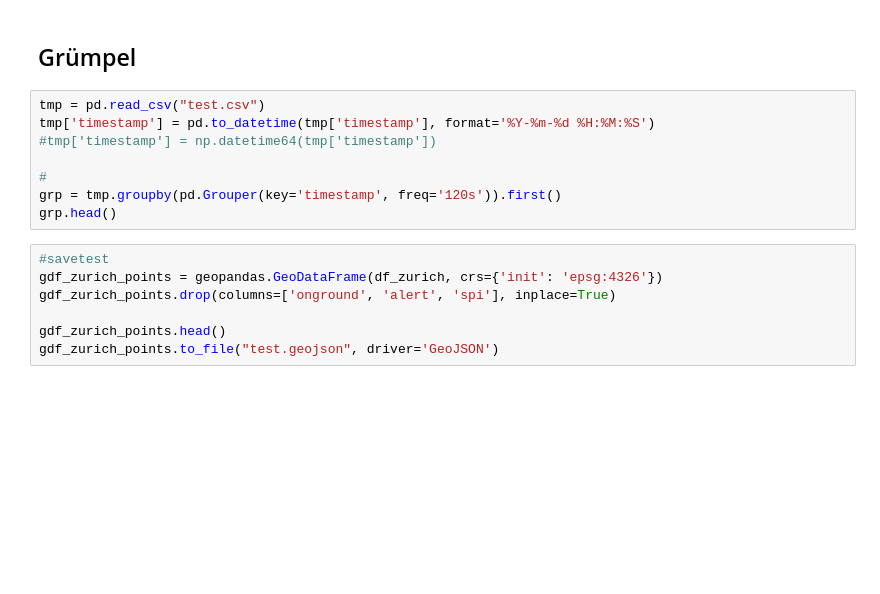
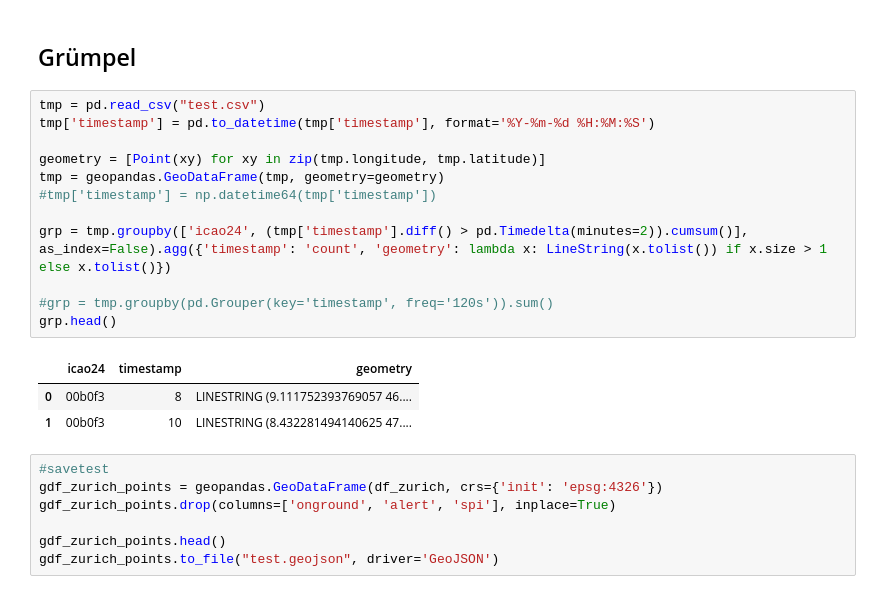
Before and after one commit to blickvisual/doData_quantum, a Jupyter notebook: python/1. plott zurich airport svg.ipynb, the cells around one changed output. Cells and saved outputs as stored; diff of their text form; blank space fills up the shorter version.

```diff
--- a/python/1. plott zurich airport svg.ipynb
+++ b/python/1. plott zurich airport svg.ipynb
@@ -83,11 +97,19 @@ gdf_zurich.plot(ax=ax, linewidth=0.5, alpha=0.2, color='#ffffff')
 # %%
 tmp = pd.read_csv("test.csv")
 tmp['timestamp'] = pd.to_datetime(tmp['timestamp'], format='%Y-%m-%d %H:%M:%S')
+
+geometry = [Point(xy) for xy in zip(tmp.longitude, tmp.latitude)]
+tmp = geopandas.GeoDataFrame(tmp, geometry=geometry)
 #tmp['timestamp'] = np.datetime64(tmp['timestamp'])
 
-#
-grp = tmp.groupby(pd.Grouper(key='timestamp', freq='120s')).first()
+grp = tmp.groupby(['icao24', (tmp['timestamp'].diff() > pd.Timedelta(minutes=2)).cumsum()], as_index=False).agg({'timestamp': 'count', 'geometry': lambda x: LineString(x.tolist()) if x.size > 1 else x.tolist()})
+
+#grp = tmp.groupby(pd.Grouper(key='timestamp', freq='120s')).sum()
 grp.head()
+# %% [output]
+|  | icao24 | timestamp | geometry |
+| 0 | 00b0f3 | 8 | LINESTRING (9.111752393769057 46.... |
+| 1 | 00b0f3 | 10 | LINESTRING (8.432281494140625 47.... |
 # %%
 #savetest
 gdf_zurich_points = geopandas.GeoDataFrame(df_zurich, crs={'init': 'epsg:4326'})
```
Also changed, not shown: parts of 6 cells of this notebook.
